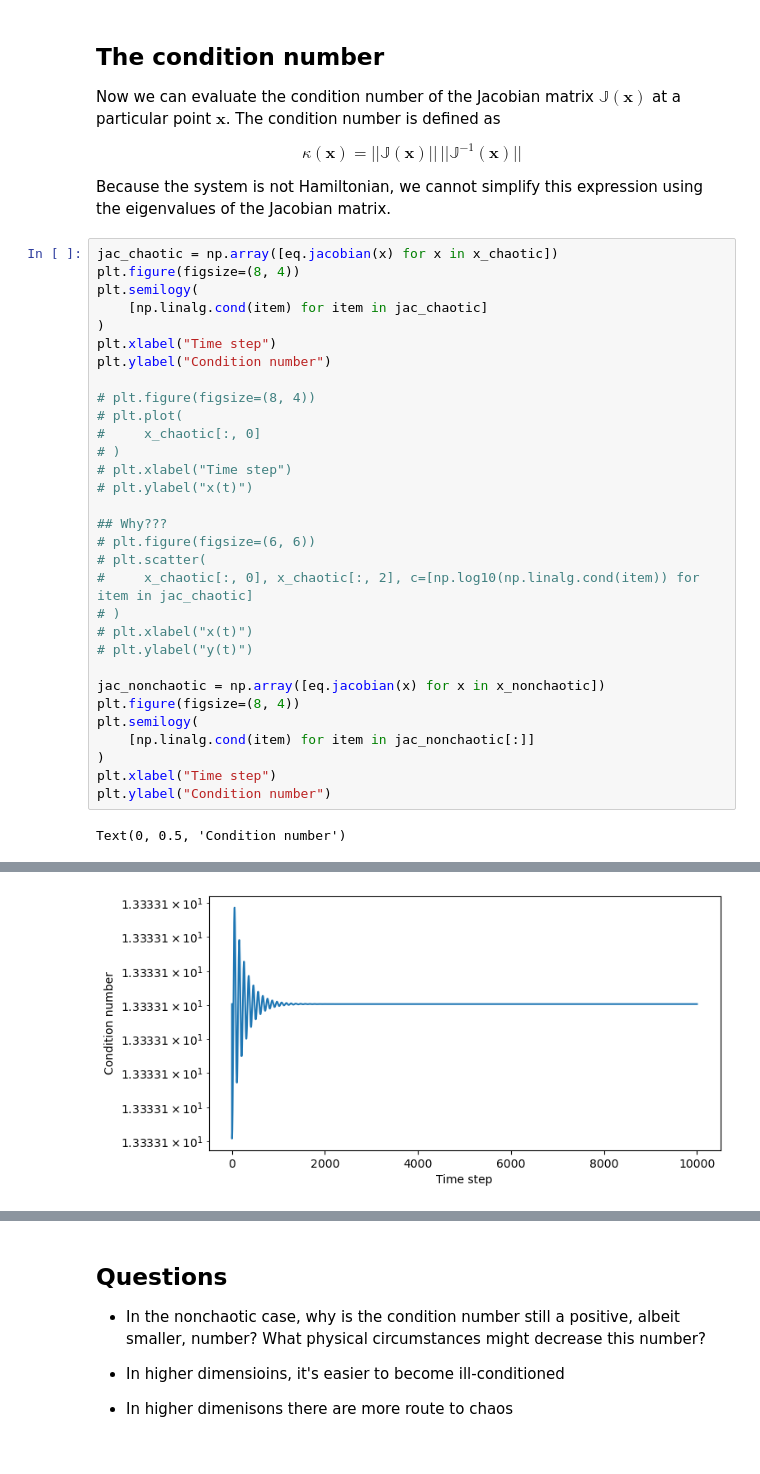
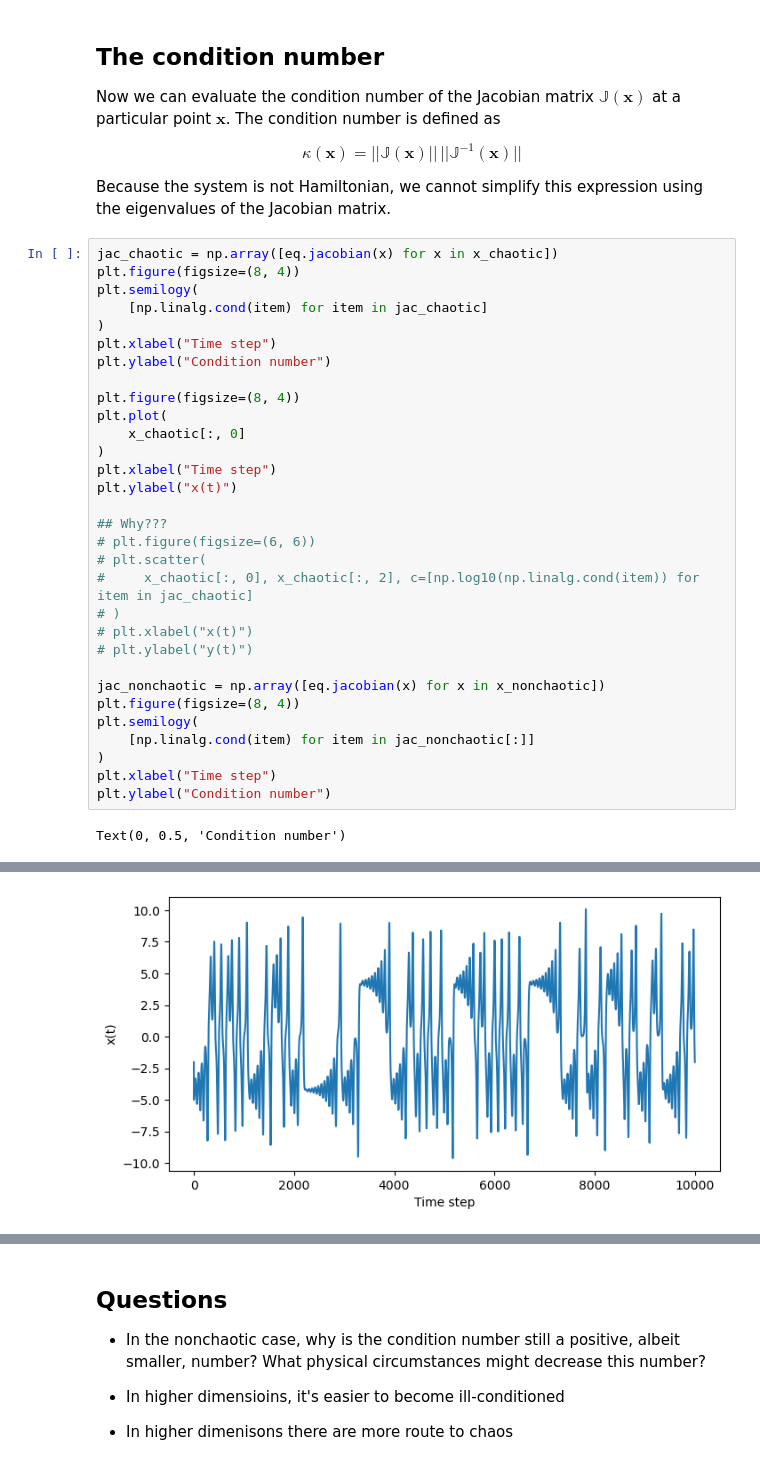
Before and after one commit to williamgilpin/cphy, a Jupyter notebook: talks/numerical_linear_algebra_preconditioning.ipynb, the cells around one changed output, grey strips where cells are left out. Drawn from its saved outputs; the diff is of its cells as text.

```diff
--- a/talks/numerical_linear_algebra_preconditioning.ipynb
+++ b/talks/numerical_linear_algebra_preconditioning.ipynb
@@ -909,35 +909,35 @@ Because the system is not Hamiltonian, we cannot simplify this expression using
 # %%
 jac_chaotic = np.array([eq.jacobian(x) for x in x_chaotic])
 plt.figure(figsize=(8, 4))
 plt.semilogy(
     [np.linalg.cond(item) for item in jac_chaotic]
 )
 plt.xlabel("Time step")
 plt.ylabel("Condition number")
 
-# plt.figure(figsize=(8, 4))
-# plt.plot(
-#     x_chaotic[:, 0]
-# )
-# plt.xlabel("Time step")
-# plt.ylabel("x(t)")
+plt.figure(figsize=(8, 4))
+plt.plot(
+    x_chaotic[:, 0]
+)
+plt.xlabel("Time step")
+plt.ylabel("x(t)")
 
 ## Why???
 # plt.figure(figsize=(6, 6))
 # plt.scatter(
 #     x_chaotic[:, 0], x_chaotic[:, 2], c=[np.log10(np.linalg.cond(item)) for item in jac_chaotic]
 # )
 # plt.xlabel("x(t)")
 # plt.ylabel("y(t)")
 
 jac_nonchaotic = np.array([eq.jacobian(x) for x in x_nonchaotic])
 plt.figure(figsize=(8, 4))
 plt.semilogy(
     [np.linalg.cond(item) for item in jac_nonchaotic[:]]
 )
 plt.xlabel("Time step")
 plt.ylabel("Condition number")
 # %% [output]
 Text(0, 0.5, 'Condition number')
 [figure]
-[figure, old version]
+[figure, new version]
```
Also changed, not shown: parts of 6 cells of this notebook, 2 other files.
